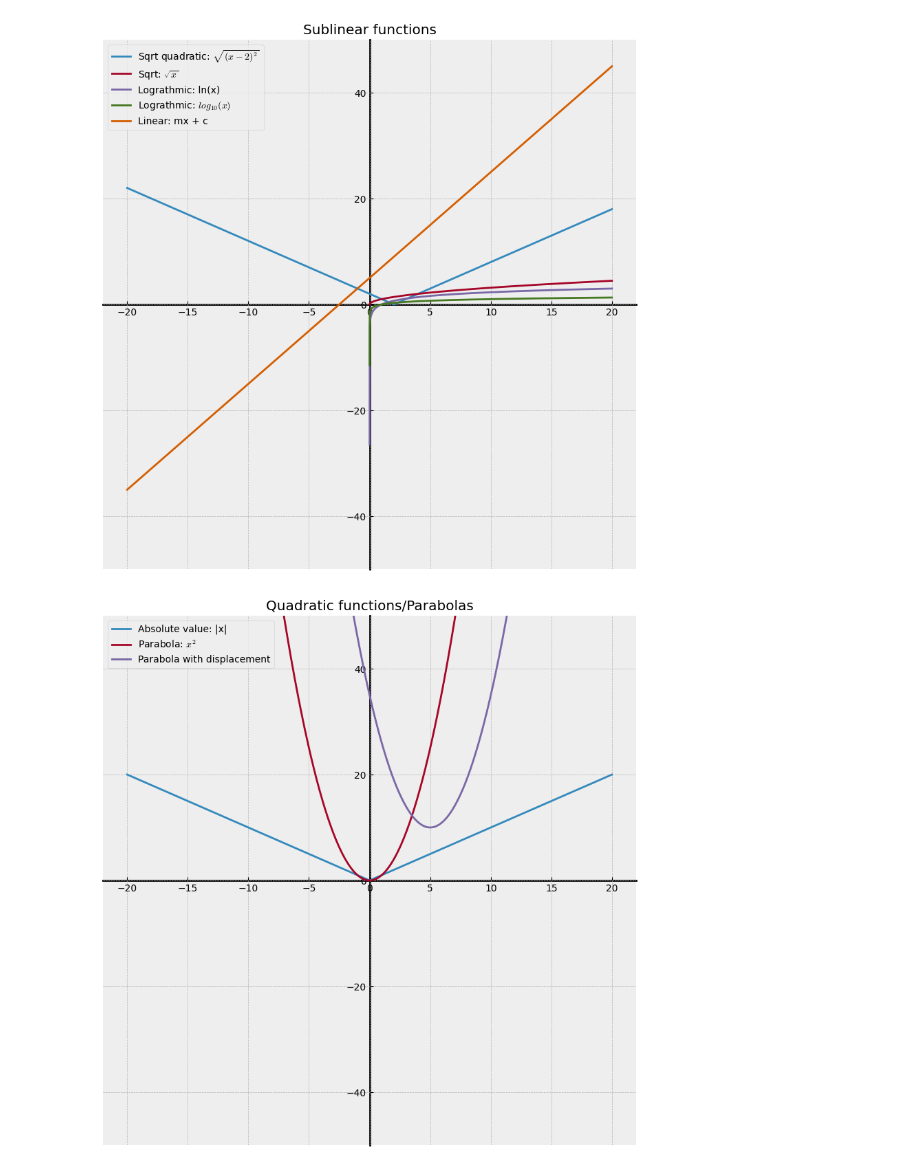
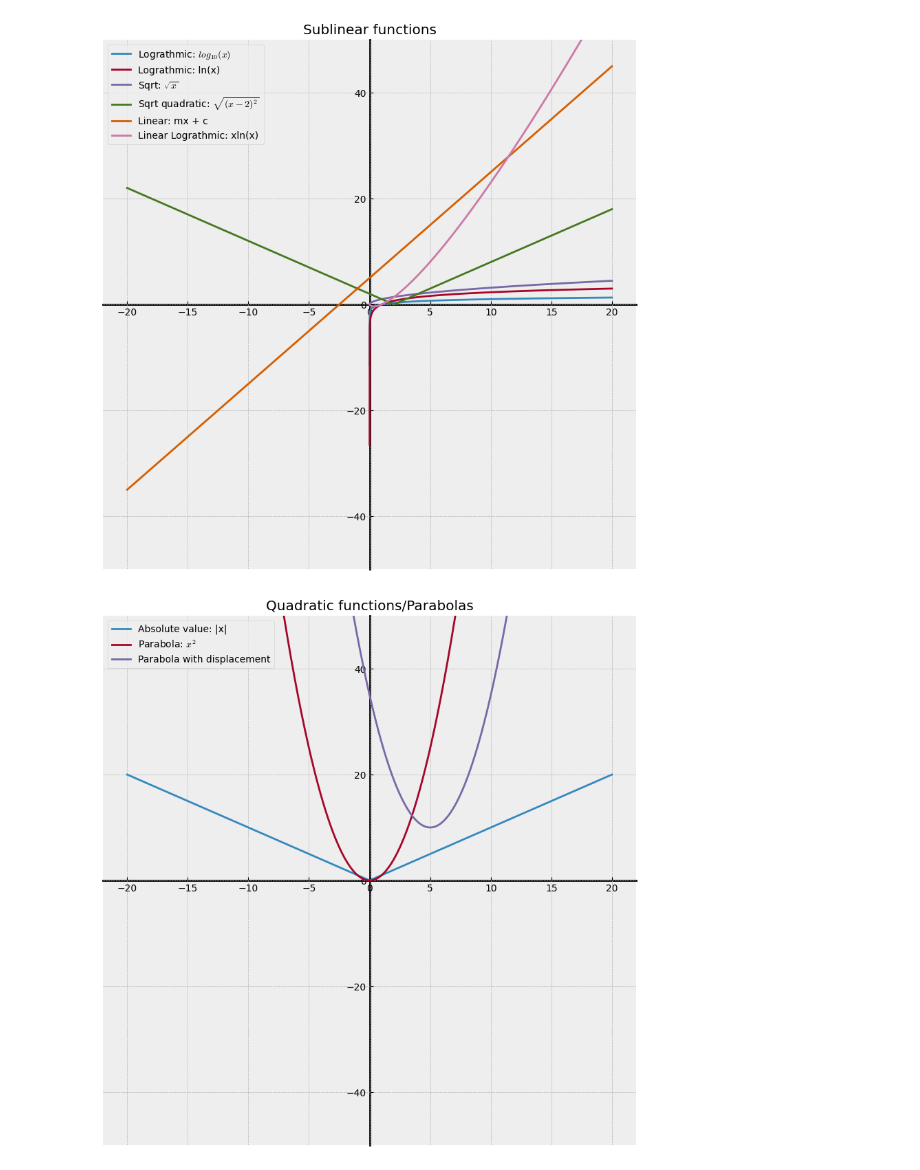
Before and after one commit to venkatbabukr/AllProjects, a Jupyter notebook: Scaler/Modules/Module 10 - Maths for ML_Matplot_Different_Function_Curves.ipynb, the cells around one changed output. Cells and saved outputs as stored; diff of their text form; code cells hidden in the pictures.

Commit message:
Matplot plot: Added nlogn plot

```diff
--- a/Scaler/Modules/Module 10 - Maths for ML_Matplot_Different_Function_Curves.ipynb
+++ b/Scaler/Modules/Module 10 - Maths for ML_Matplot_Different_Function_Curves.ipynb
@@ -5,6 +5,9 @@ import matplotlib.pyplot as plt
 # Many functions
 def sqrt_quadratic_x(x):
   return np.sqrt((x - 2)**2)
+
+def nlogn(x):
+  return x * np.log(x)
 
 def simple_line(x):
  return 2*x + 5
@@ -37,29 +40,32 @@ def show_plot(plot_title: str):
   # plt.ylabel('Y value')
   plt.legend()
   plt.show()
-# %%
-# Sublinear and linear functions plots
-
-setup_plot()
-
-y = sqrt_quadratic_x(x)
-plt.plot(x, y, label = r'Sqrt quadratic: $\sqrt{(x-2)^2}$')
-
-y = np.sqrt(x)
-plt.plot(x, y, label = r'Sqrt: $\sqrt{x}$')
-
-y = np.log(x)
-plt.plot(x, y, label = r'Lograthmic: ln(x)')
-
-y = np.log10(x)
-plt.plot(x, y, label = r'Lograthmic: $log_{10}(x)$')
-
-y = simple_line(x)
-plt.plot(x, y, label = r'Linear: mx + c')
-
-show_plot('Sublinear functions')
-# %% [output]
-[figure, removed]
+# %%
+# Sublinear and linear functions plots
+
+setup_plot()
+
+y = np.log10(x)
+plt.plot(x, y, label = r'Lograthmic: $log_{10}(x)$')
+
+y = np.log(x)
+plt.plot(x, y, label = r'Lograthmic: ln(x)')
+
+y = np.sqrt(x)
+plt.plot(x, y, label = r'Sqrt: $\sqrt{x}$')
+
+y = sqrt_quadratic_x(x)
+plt.plot(x, y, label = r'Sqrt quadratic: $\sqrt{(x-2)^2}$')
+
+y = simple_line(x)
+plt.plot(x, y, label = r'Linear: mx + c')
+
+y = nlogn(x)
+plt.plot(x, y, label = r'Linear Lograthmic: xln(x)')
+
+show_plot('Sublinear functions')
+# %% [output]
+[figure, added]
 # %%
 # Quadratic plots / Parabolas
 setup_plot()
```
